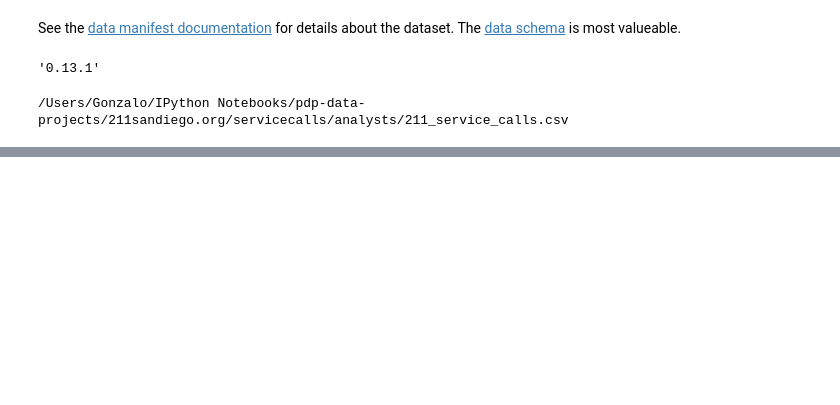
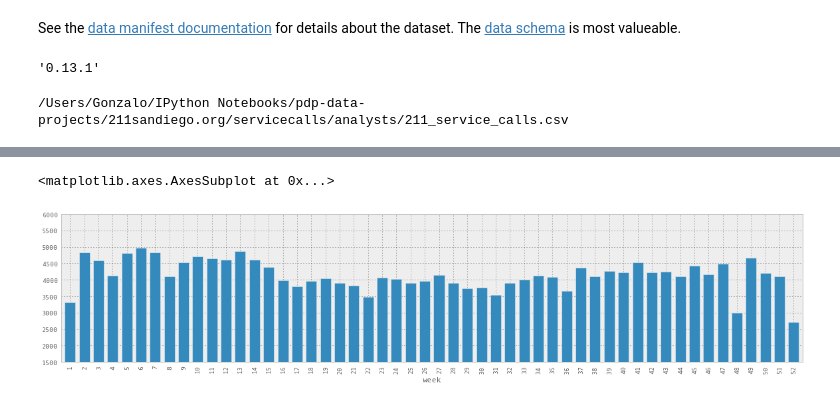
Before and after one commit to sandiegodata-projects/211sandiego-org-17-call_analysis, a Jupyter notebook: analysts/gonzalo.ipynb, the cells around one changed output, grey strips where cells are left out. Cells and saved outputs as stored; diff of their text form; code cells hidden in the pictures; blank space fills up the shorter version.

```diff
--- a/analysts/gonzalo.ipynb
+++ b/analysts/gonzalo.ipynb
@@ -175,0 +95,5 @@ df.groupby(['create_time','client_id']).head()
+# %%
+call_volume_per_week.plot(kind='bar', ylim=(1500,6000),figsize=(20, 4))
+# %% [output]
+<matplotlib.axes.AxesSubplot at 0x...>
+[figure, added]
```
Also changed, not shown: parts of 50 cells of this notebook.
